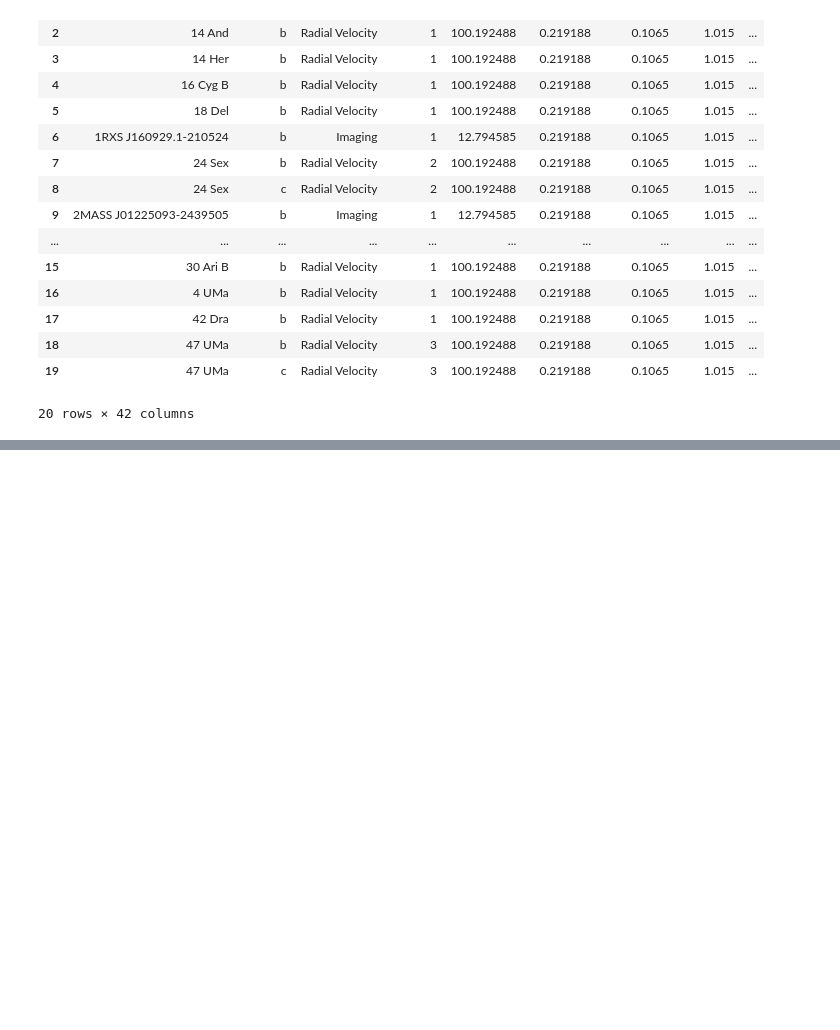
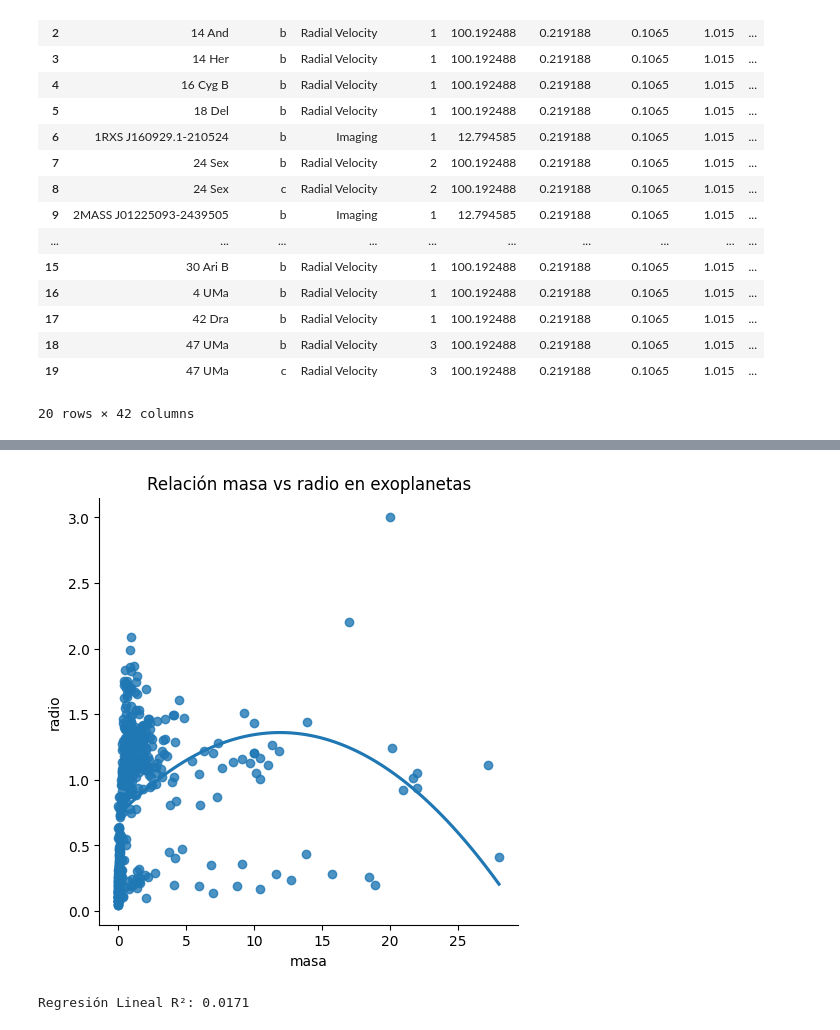
Before and after one commit to moirabittner/Evaluacion_Exoplanetas, a Jupyter notebook: Evaluacion1_Exoplanetas.ipynb, the cells around one changed output, grey strips where cells are left out. Saved outputs shown, nothing was run; the diff lists cells and outputs as text; code cells hidden in the pictures; blank space fills up the shorter version.

Commit message:
Se realiza nuevamente la elección de las dos variables principales para ajustar el modelo, además del clustering

```diff
--- a/Evaluacion1_Exoplanetas.ipynb
+++ b/Evaluacion1_Exoplanetas.ipynb
@@ -815,0 +630,15 @@ R²: 0.2717
+# %%
+# ============= Regresión Lineal =============
+import numpy as np
+import pandas as pd
+import seaborn as sns
+import matplotlib.pyplot as plt
+from sklearn import preprocessing, svm
+from sklearn.model_selection import train_test_split
+from sklearn.linear_model import LinearRegression
+from sklearn.linear_model import LogisticRegression
+from sklearn.metrics import accuracy_score, f1_score, roc_auc_score
+from sklearn.tree import DecisionTreeClassifier
+
+df_binary = df_work[['masa', 'radio']].copy()
+df_binary.head()
@@ -815,0 +652,21 @@ R²: 0.2717
+# %%
+# Scatter inicial para ver la relación
+sns.lmplot(x='masa', y='radio', data=df_binary, order=2, ci=None)
+plt.title('Relación masa vs radio en exoplanetas')
+plt.show()
+# %% [output]
+[figure, added]
+# %%
+# Limpieza de NaN por si quedaran
+df_binary = df_binary.dropna().copy()
+
+X = np.array(df_binary['masa']).reshape(-1, 1)
+y = np.array(df_binary['radio']).reshape(-1, 1)
+
+X_train, X_test, y_train, y_test = train_test_split(X, y, test_size=0.25, random_state=42)
+
+regr = LinearRegression()
+regr.fit(X_train, y_train)
+print(f'Regresión Lineal R²: {regr.score(X_test, y_test):.4f}')
+# %% [output]
+Regresión Lineal R²: 0.0171
```
Also changed, not shown: parts of 39 cells of this notebook.
